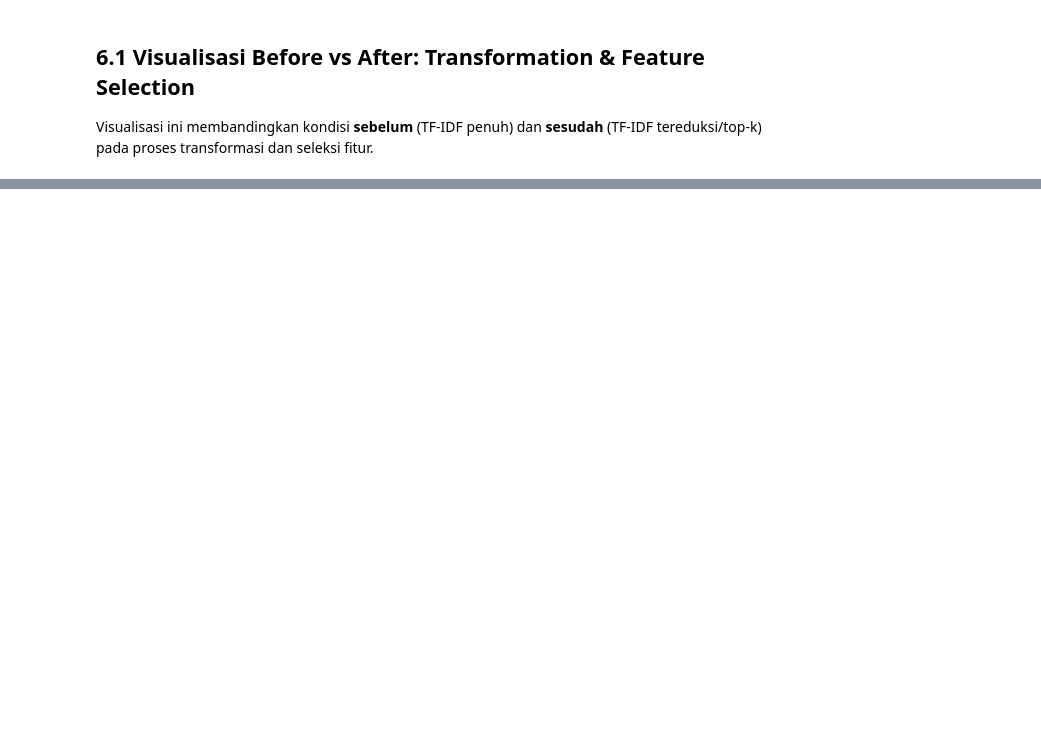
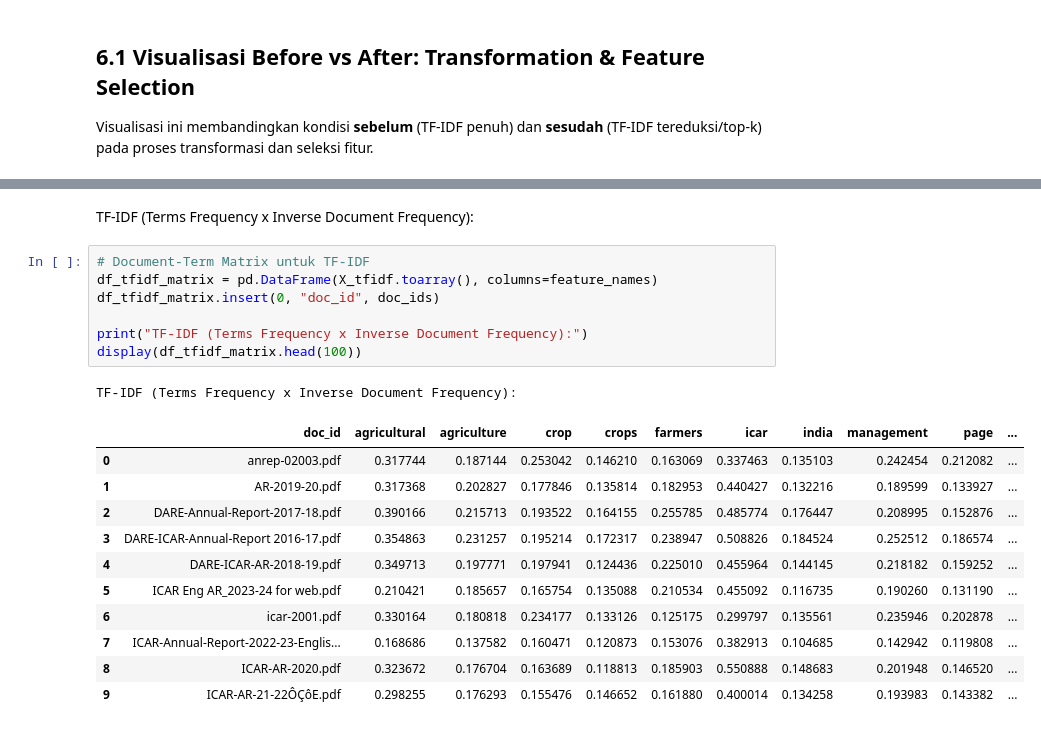
Before and after one commit to FatihHDR/agriculture-topic-modeling-nlp, a Jupyter notebook: preprocess_nlp.ipynb, the cells around one changed output, grey strips where cells are left out. Saved outputs shown, nothing was run; the diff lists cells and outputs as text; blank space fills up the shorter version.

```diff
--- a/preprocess_nlp.ipynb
+++ b/preprocess_nlp.ipynb
@@ -513,3 +881,25 @@ display(df_bow)
+# %% [markdown]
+TF-IDF (Terms Frequency x Inverse Document Frequency):
+# %%
+# Document-Term Matrix untuk TF-IDF
+df_tfidf_matrix = pd.DataFrame(X_tfidf.toarray(), columns=feature_names)
+df_tfidf_matrix.insert(0, "doc_id", doc_ids)
+
+print("TF-IDF (Terms Frequency x Inverse Document Frequency):")
+display(df_tfidf_matrix.head(100))
+# %% [output]
+TF-IDF (Terms Frequency x Inverse Document Frequency):
+|  | doc_id | agricultural | agriculture | crop | crops | farmers | icar | india | management | page | ... |
+| 0 | anrep-02003.pdf | 0.317744 | 0.187144 | 0.253042 | 0.146210 | 0.163069 | 0.337463 | 0.135103 | 0.242454 | 0.212082 | ... |
+| 1 | AR-2019-20.pdf | 0.317368 | 0.202827 | 0.177846 | 0.135814 | 0.182953 | 0.440427 | 0.132216 | 0.189599 | 0.133927 | ... |
+| 2 | DARE-Annual-Report-2017-18.pdf | 0.390166 | 0.215713 | 0.193522 | 0.164155 | 0.255785 | 0.485774 | 0.176447 | 0.208995 | 0.152876 | ... |
+| 3 | DARE-ICAR-Annual-Report 2016-17.pdf | 0.354863 | 0.231257 | 0.195214 | 0.172317 | 0.238947 | 0.508826 | 0.184524 | 0.252512 | 0.186574 | ... |
+| 4 | DARE-ICAR-AR-2018-19.pdf | 0.349713 | 0.197771 | 0.197941 | 0.124436 | 0.225010 | 0.455964 | 0.144145 | 0.218182 | 0.159252 | ... |
+| 5 | ICAR Eng AR_2023-24 for web.pdf | 0.210421 | 0.185657 | 0.165754 | 0.135088 | 0.210534 | 0.455092 | 0.116735 | 0.190260 | 0.131190 | ... |
+| 6 | icar-2001.pdf | 0.330164 | 0.180818 | 0.234177 | 0.133126 | 0.125175 | 0.299797 | 0.135561 | 0.235946 | 0.202878 | ... |
+| 7 | ICAR-Annual-Report-2022-23-Englis... | 0.168686 | 0.137582 | 0.160471 | 0.120873 | 0.153076 | 0.382913 | 0.104685 | 0.142942 | 0.119808 | ... |
+| 8 | ICAR-AR-2020.pdf | 0.323672 | 0.176704 | 0.163689 | 0.118813 | 0.185903 | 0.550888 | 0.148683 | 0.201948 | 0.146520 | ... |
+| 9 | ICAR-AR-21-22ÔÇôE.pdf | 0.298255 | 0.176293 | 0.155476 | 0.146652 | 0.161880 | 0.400014 | 0.134258 | 0.193983 | 0.143382 | ... |
 # %%
 import pandas as pd
 from IPython.display import display
```
Also changed, not shown: parts of 40 cells of this notebook.
